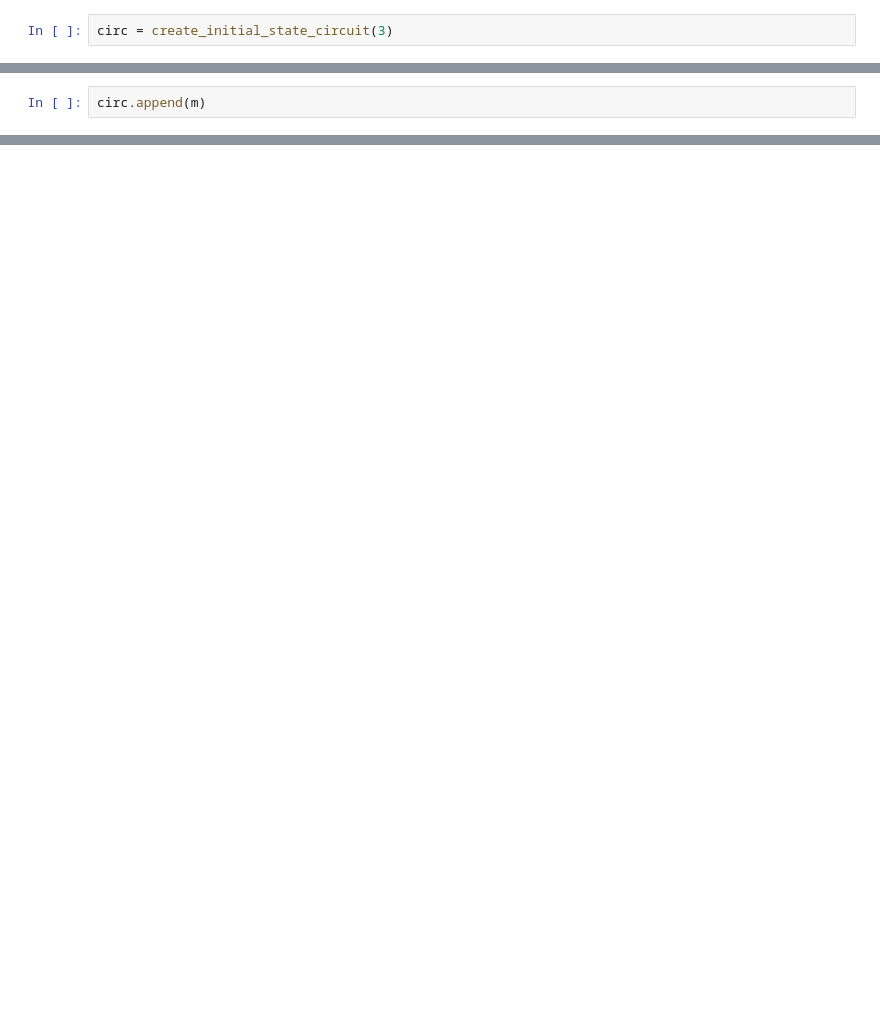
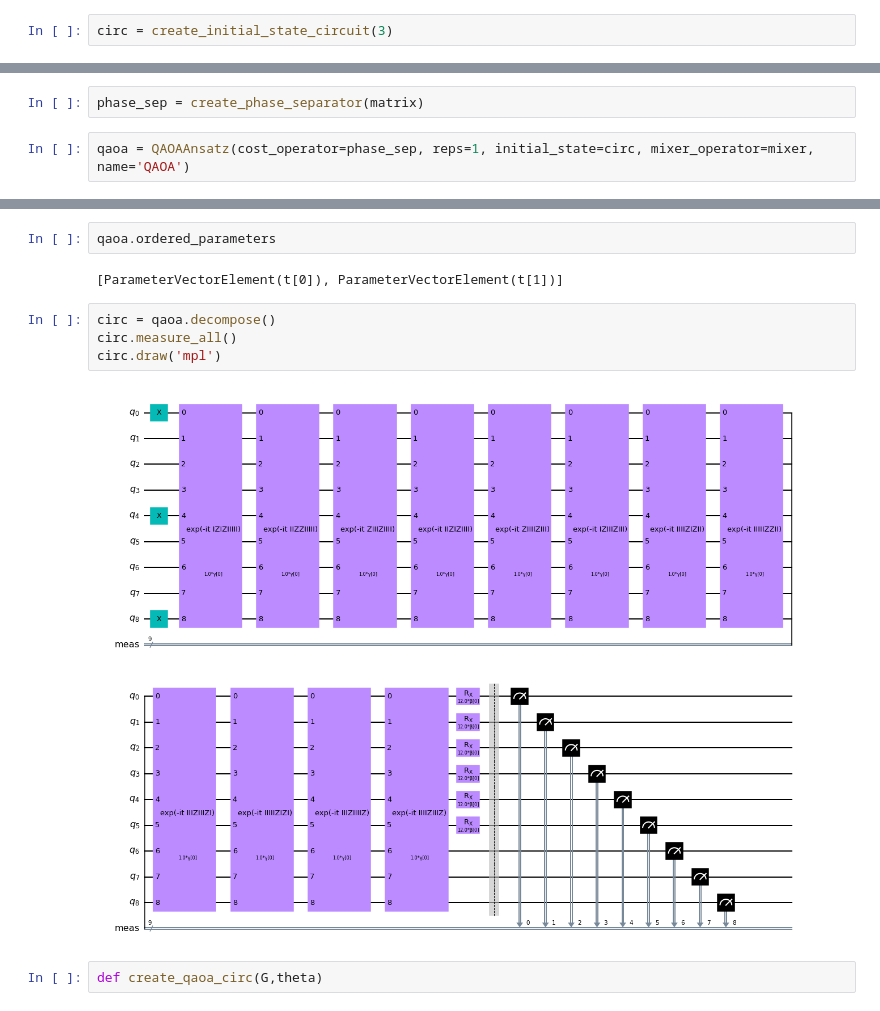
Before and after one commit to simondobers/quantum_alternating_operator, a Jupyter notebook: Untitled.ipynb, the cells around one changed output, grey strips where cells are left out. Saved outputs shown, nothing was run; the diff lists cells and outputs as text; blank space fills up the shorter version.

```diff
--- a/Untitled.ipynb
+++ b/Untitled.ipynb
@@ -59,2 +25,0 @@ Operator([[12.+0.j,  0.+0.j,  0.+0.j, ...,  0.+0.j,  0.+0.j,  0.+0.j],
-# %%
-circ.append(m)
@@ -62,0 +26,4 @@ ExtensionError: 'Input matrix is not unitary.'
+# %%
+phase_sep = create_phase_separator(matrix)
+# %%
+qaoa = QAOAAnsatz(cost_operator=phase_sep, reps=1, initial_state=circ, mixer_operator=mixer, name='QAOA')
@@ -62,0 +51,12 @@ ExtensionError: 'Input matrix is not unitary.'
+# %%
+qaoa.ordered_parameters
+# %% [output]
+[ParameterVectorElement(t[0]), ParameterVectorElement(t[1])]
+# %%
+circ = qaoa.decompose()
+circ.measure_all()
+circ.draw('mpl')
+# %% [output]
+[figure, added]
+# %%
+def create_qaoa_circ(G,theta)
```
Also changed, not shown: parts of 10 cells of this notebook, 1 other file.
